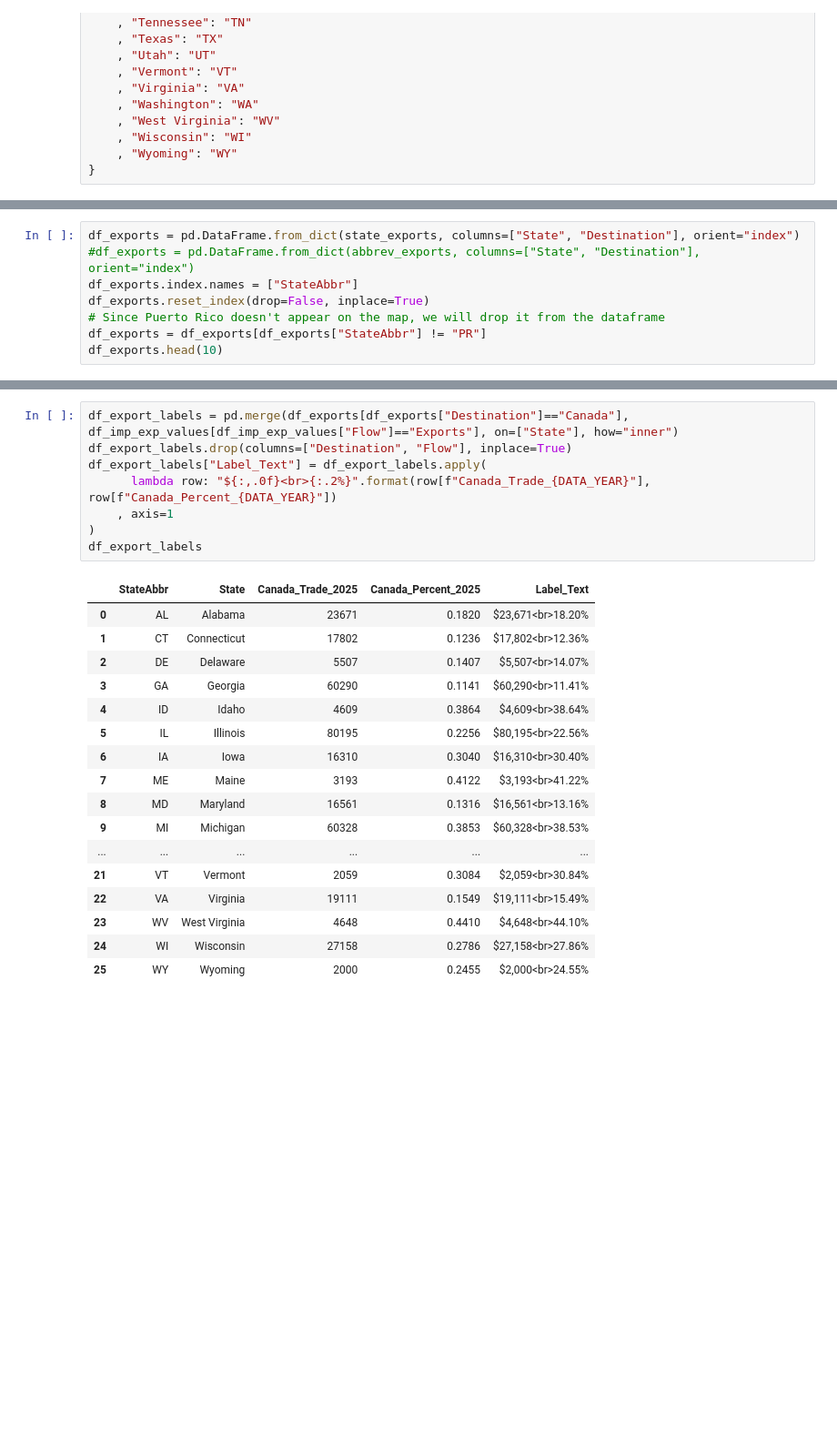
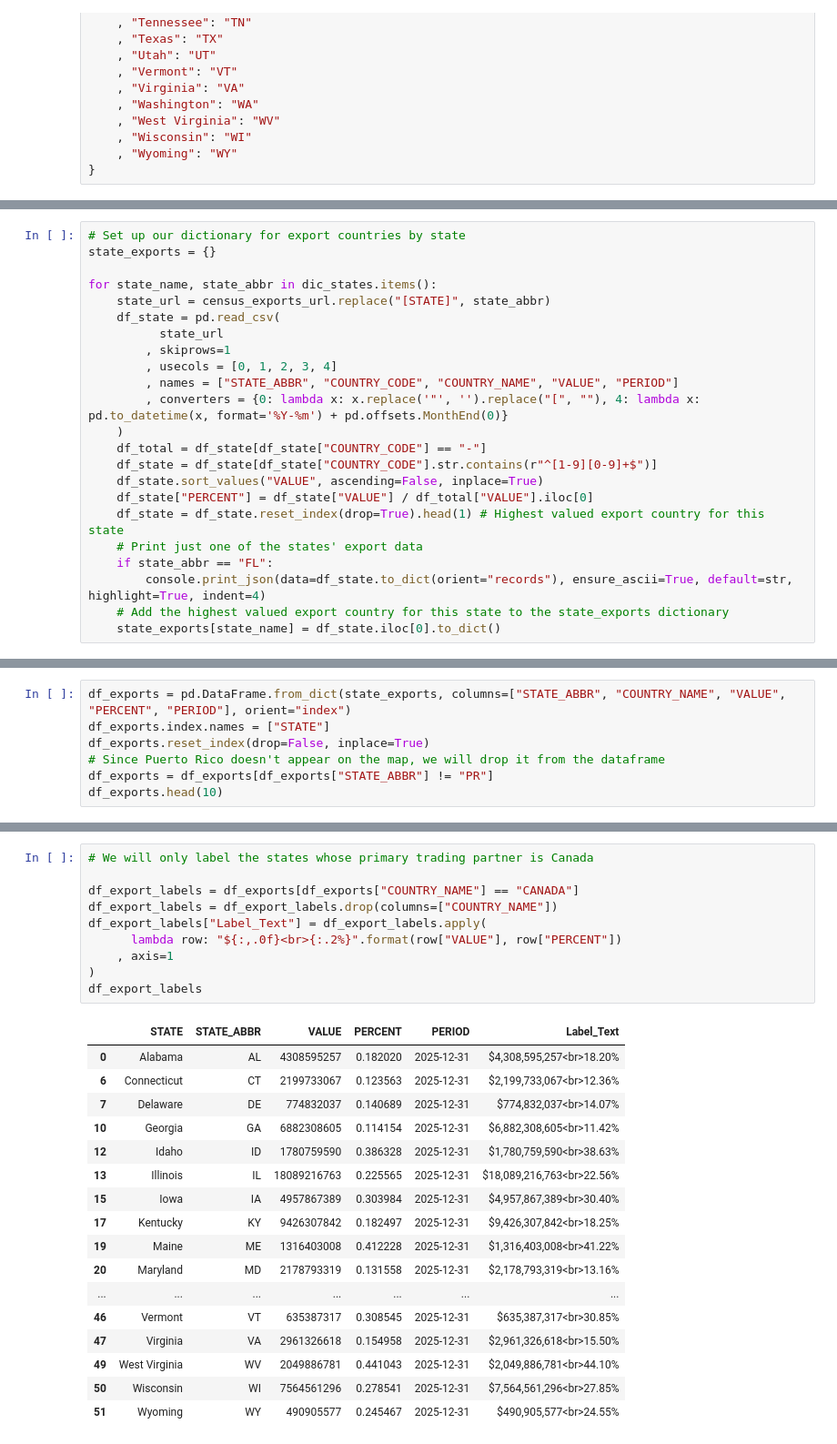
Before and after one commit to cesinco/trade-partners-by-state, a Jupyter notebook: get_top_export_countries_by_state.ipynb, the cells around one changed output, grey strips where cells are left out. Shown at 91% size. Cells and saved outputs as stored; diff of their text form; blank space fills up the shorter version.

Commit message:
Changed from web scraping technique to using census.gov API

```diff
--- a/get_top_export_countries_by_state.ipynb
+++ b/get_top_export_countries_by_state.ipynb
@@ -489,0 +107,23 @@ while True:
+# %%
+# Set up our dictionary for export countries by state
+state_exports = {}
+
+for state_name, state_abbr in dic_states.items():
+    state_url = census_exports_url.replace("[STATE]", state_abbr)
+    df_state = pd.read_csv(
+          state_url
+        , skiprows=1
+        , usecols = [0, 1, 2, 3, 4]
+        , names = ["STATE_ABBR", "COUNTRY_CODE", "COUNTRY_NAME", "VALUE", "PERIOD"]
+        , converters = {0: lambda x: x.replace('"', '').replace("[", ""), 4: lambda x: pd.to_datetime(x, format='%Y-%m') + pd.offsets.MonthEnd(0)}
+    )
+    df_total = df_state[df_state["COUNTRY_CODE"] == "-"]
+    df_state = df_state[df_state["COUNTRY_CODE"].str.contains(r"^[1-9][0-9]+$")]
+    df_state.sort_values("VALUE", ascending=False, inplace=True)
+    df_state["PERCENT"] = df_state["VALUE"] / df_total["VALUE"].iloc[0]
+    df_state = df_state.reset_index(drop=True).head(1) # Highest valued export country for this state
+    # Print just one of the states' export data
+    if state_abbr == "FL":
+        console.print_json(data=df_state.to_dict(orient="records"), ensure_ascii=True, default=str, highlight=True, indent=4)
+    # Add the highest valued export country for this state to the state_exports dictionary
+    state_exports[state_name] = df_state.iloc[0].to_dict()
@@ -527,9 +286,8 @@ abbrev_exports
 # %%
-df_exports = pd.DataFrame.from_dict(state_exports, columns=["State", "Destination"], orient="index")
-#df_exports = pd.DataFrame.from_dict(abbrev_exports, columns=["State", "Destination"], orient="index")
-df_exports.index.names = ["StateAbbr"]
+df_exports = pd.DataFrame.from_dict(state_exports, columns=["STATE_ABBR", "COUNTRY_NAME", "VALUE", "PERCENT", "PERIOD"], orient="index")
+df_exports.index.names = ["STATE"]
 df_exports.reset_index(drop=False, inplace=True)
 # Since Puerto Rico doesn't appear on the map, we will drop it from the dataframe
-df_exports = df_exports[df_exports["StateAbbr"] != "PR"]
+df_exports = df_exports[df_exports["STATE_ABBR"] != "PR"]
 df_exports.head(10)
 # %% [output]
@@ -547,26 +305,28 @@ df_exports.head(10)
 # %%
-df_export_labels = pd.merge(df_exports[df_exports["Destination"]=="Canada"], df_imp_exp_values[df_imp_exp_values["Flow"]=="Exports"], on=["State"], how="inner")
-df_export_labels.drop(columns=["Destination", "Flow"], inplace=True)
+# We will only label the states whose primary trading partner is Canada
+
+df_export_labels = df_exports[df_exports["COUNTRY_NAME"] == "CANADA"]
+df_export_labels = df_export_labels.drop(columns=["COUNTRY_NAME"])
 df_export_labels["Label_Text"] = df_export_labels.apply(
-      lambda row: "${:,.0f}<br>{:.2%}".format(row[f"Canada_Trade_{DATA_YEAR}"], row[f"Canada_Percent_{DATA_YEAR}"])
+      lambda row: "${:,.0f}<br>{:.2%}".format(row["VALUE"], row["PERCENT"])
     , axis=1
 )
 df_export_labels
 # %% [output]
-|  | StateAbbr | State | Canada_Trade_2025 | Canada_Percent_2025 | Label_Text |
-| 0 | AL | Alabama | 23671 | 0.1820 | $23,671<br>18.20% |
-| 1 | CT | Connecticut | 17802 | 0.1236 | $17,802<br>12.36% |
-| 2 | DE | Delaware | 5507 | 0.1407 | $5,507<br>14.07% |
-| 3 | GA | Georgia | 60290 | 0.1141 | $60,290<br>11.41% |
-| 4 | ID | Idaho | 4609 | 0.3864 | $4,609<br>38.64% |
-| 5 | IL | Illinois | 80195 | 0.2256 | $80,195<br>22.56% |
-| 6 | IA | Iowa | 16310 | 0.3040 | $16,310<br>30.40% |
-| 7 | ME | Maine | 3193 | 0.4122 | $3,193<br>41.22% |
-| 8 | MD | Maryland | 16561 | 0.1316 | $16,561<br>13.16% |
-| 9 | MI | Michigan | 60328 | 0.3853 | $60,328<br>38.53% |
-| ... | ... | ... | ... | ... | ... |
-| 21 | VT | Vermont | 2059 | 0.3084 | $2,059<br>30.84% |
-| 22 | VA | Virginia | 19111 | 0.1549 | $19,111<br>15.49% |
-| 23 | WV | West Virginia | 4648 | 0.4410 | $4,648<br>44.10% |
-| 24 | WI | Wisconsin | 27158 | 0.2786 | $27,158<br>27.86% |
-| 25 | WY | Wyoming | 2000 | 0.2455 | $2,000<br>24.55% |
+|  | STATE | STATE_ABBR | VALUE | PERCENT | PERIOD | Label_Text |
+| 0 | Alabama | AL | 4308595257 | 0.182020 | 2025-12-31 | $4,308,595,257<br>18.20% |
+| 6 | Connecticut | CT | 2199733067 | 0.123563 | 2025-12-31 | $2,199,733,067<br>12.36% |
+| 7 | Delaware | DE | 774832037 | 0.140689 | 2025-12-31 | $774,832,037<br>14.07% |
+| 10 | Georgia | GA | 6882308605 | 0.114154 | 2025-12-31 | $6,882,308,605<br>11.42% |
+| 12 | Idaho | ID | 1780759590 | 0.386328 | 2025-12-31 | $1,780,759,590<br>38.63% |
+| 13 | Illinois | IL | 18089216763 | 0.225565 | 2025-12-31 | $18,089,216,763<br>22.56% |
+| 15 | Iowa | IA | 4957867389 | 0.303984 | 2025-12-31 | $4,957,867,389<br>30.40% |
+| 17 | Kentucky | KY | 9426307842 | 0.182497 | 2025-12-31 | $9,426,307,842<br>18.25% |
+| 19 | Maine | ME | 1316403008 | 0.412228 | 2025-12-31 | $1,316,403,008<br>41.22% |
+| 20 | Maryland | MD | 2178793319 | 0.131558 | 2025-12-31 | $2,178,793,319<br>13.16% |
+| ... | ... | ... | ... | ... | ... | ... |
+| 46 | Vermont | VT | 635387317 | 0.308545 | 2025-12-31 | $635,387,317<br>30.85% |
+| 47 | Virginia | VA | 2961326618 | 0.154958 | 2025-12-31 | $2,961,326,618<br>15.50% |
+| 49 | West Virginia | WV | 2049886781 | 0.441043 | 2025-12-31 | $2,049,886,781<br>44.10% |
+| 50 | Wisconsin | WI | 7564561296 | 0.278541 | 2025-12-31 | $7,564,561,296<br>27.85% |
+| 51 | Wyoming | WY | 490905577 | 0.245467 | 2025-12-31 | $490,905,577<br>24.55% |
```
Also changed, not shown: parts of 47 cells of this notebook, 9 other files.
